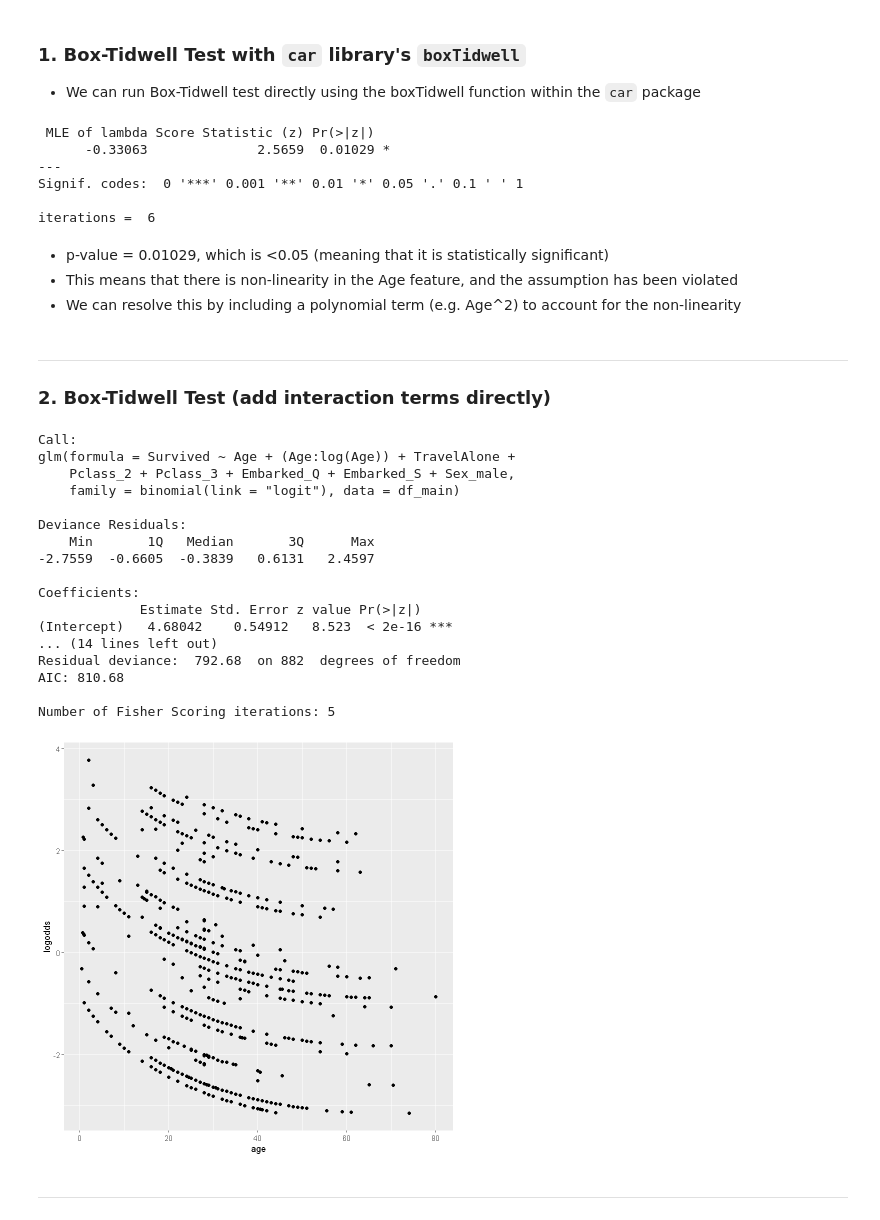
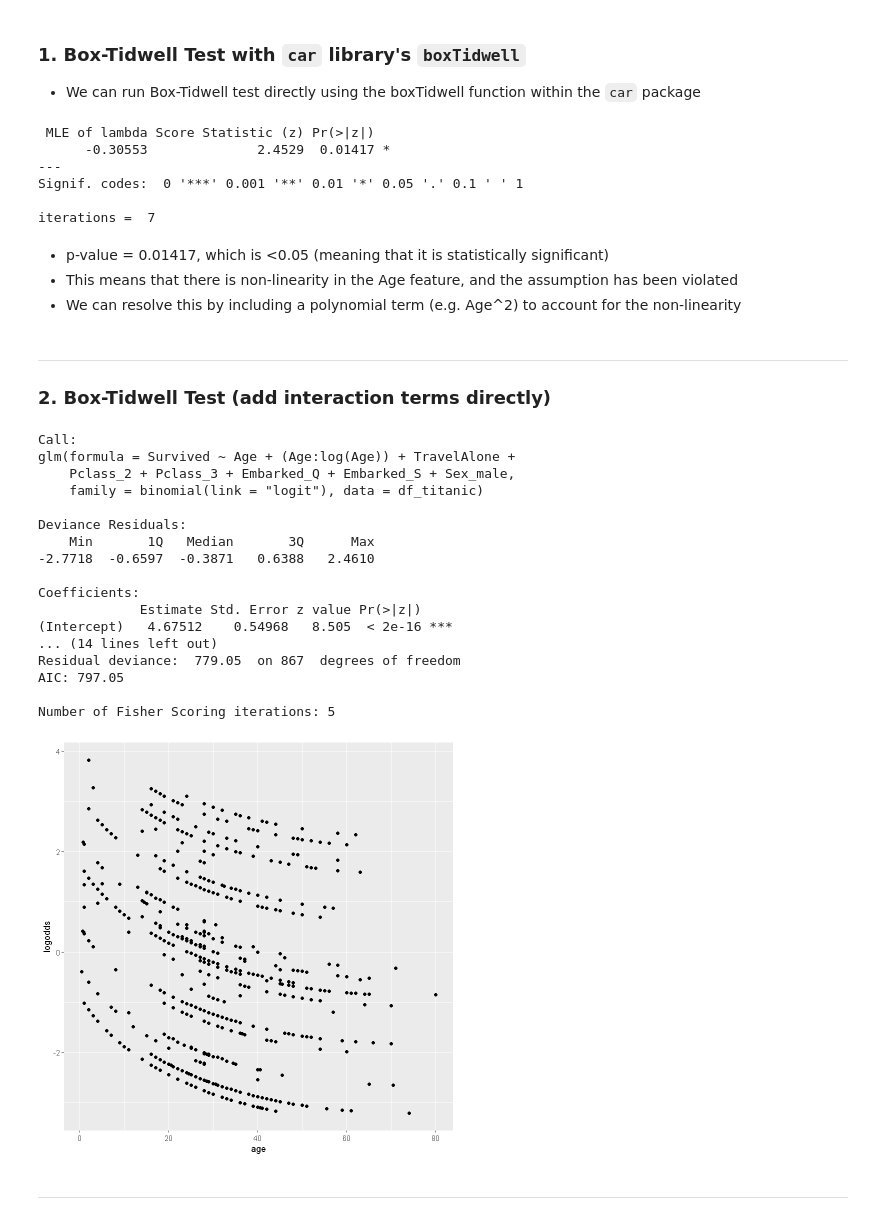
Before and after one commit to kennethleungty/Logistic-Regression-Assumptions, a Jupyter notebook: Box-Tidwell-Test-in-R.ipynb, the cells around one changed output. Saved outputs shown, nothing was run; the diff lists cells and outputs as text; code cells hidden in the pictures.

```diff
--- a/Box-Tidwell-Test-in-R.ipynb
+++ b/Box-Tidwell-Test-in-R.ipynb
@@ -38,8 +38,9 @@ library(ggplot2)
 Loading required package: carData
 # %%
 # Import processed dataset (generated from Logistic_Regression_Assumptions.ipynb)
-df_main <- read.csv(file = 'data/train_processed.csv')
-head(df_main)
+df_titanic <- read.csv(file = 'data/train_processed.csv')
+df_titanic <- df_titanic[ , -which(names(df_titanic) %in% c("Fare"))]
+head(df_titanic)
 # %% [output]
 A data.frame: 6 × 8
 |  | Survived | Age | TravelAlone | Pclass_2 | Pclass_3 | Embarked_Q | Embarked_S | Sex_male |
@@ -57,16 +58,16 @@ A data.frame: 6 × 8
 # Running Box-Tidwell test with `boxTidwell`
 boxTidwell(formula = Survived ~ Age,
            other.x = ~ TravelAlone + Pclass_2 + Pclass_3 + Embarked_Q + Embarked_S + Sex_male,
-           data=df_main)
+           data = df_titanic)
 # %% [output]
  MLE of lambda Score Statistic (z) Pr(>|z|)
-      -0.33063              2.5659  0.01029 *
+      -0.30553              2.4529  0.01417 *
 ---
 Signif. codes:  0 '***' 0.001 '**' 0.01 '*' 0.05 '.' 0.1 ' ' 1
 
-iterations =  6
+iterations =  7
 # %% [markdown]
-- p-value = 0.01029, which is <0.05 (meaning that it is statistically significant)
+- p-value = 0.01417, which is <0.05 (meaning that it is statistically significant)
 - This means that there is non-linearity in the Age feature, and the assumption has been violated
 - We can resolve this by including a polynomial term (e.g. Age^2) to account for the non-linearity
 # %% [markdown]
@@ -74,7 +75,7 @@ ___
 ### 2. Box-Tidwell Test (add interaction terms directly)
 # %%
 lreg <- glm(Survived ~ Age + (Age:log(Age)) + TravelAlone + Pclass_2 + Pclass_3 + Embarked_Q + Embarked_S + Sex_male,
-            data=df_main,
+            data=df_titanic,
             family=binomial(link="logit"))
 logodds <- lreg$linear.predictors
 summary(lreg)
@@ -82,26 +83,26 @@ summary(lreg)
 Call:
 glm(formula = Survived ~ Age + (Age:log(Age)) + TravelAlone +
     Pclass_2 + Pclass_3 + Embarked_Q + Embarked_S + Sex_male,
-    family = binomial(link = "logit"), data = df_main)
+    family = binomial(link = "logit"), data = df_titanic)
 
 Deviance Residuals:
     Min       1Q   Median       3Q      Max
--2.7559  -0.6605  -0.3839   0.6131   2.4597
+-2.7718  -0.6597  -0.3871   0.6388   2.4610
 
 Coefficients:
              Estimate Std. Error z value Pr(>|z|)
-(Intercept)   4.68042    0.54912   8.523  < 2e-16 ***
+(Intercept)   4.67512    0.54968   8.505  < 2e-16 ***
 ... (14 lines left out)
-Residual deviance:  792.68  on 882  degrees of freedom
-AIC: 810.68
+Residual deviance:  779.05  on 867  degrees of freedom
+AIC: 797.05
 
 Number of Fisher Scoring iterations: 5
 # %%
 # Plot the log odds against the x (independent) predictor variable
-plot.dat <- data.frame(logodds = logodds, age = df_main$Age)
+plot.dat <- data.frame(logodds = logodds, age = df_titanic$Age)
 ggplot(plot.dat, aes(x=age, y=logodds)) + geom_point()
 # %% [output]
-[figure, old version]
+[figure, new version]
 # %% [markdown]
 ___
 # %%
```
Also changed, not shown: parts of 2 cells of this notebook, 2 other files.
